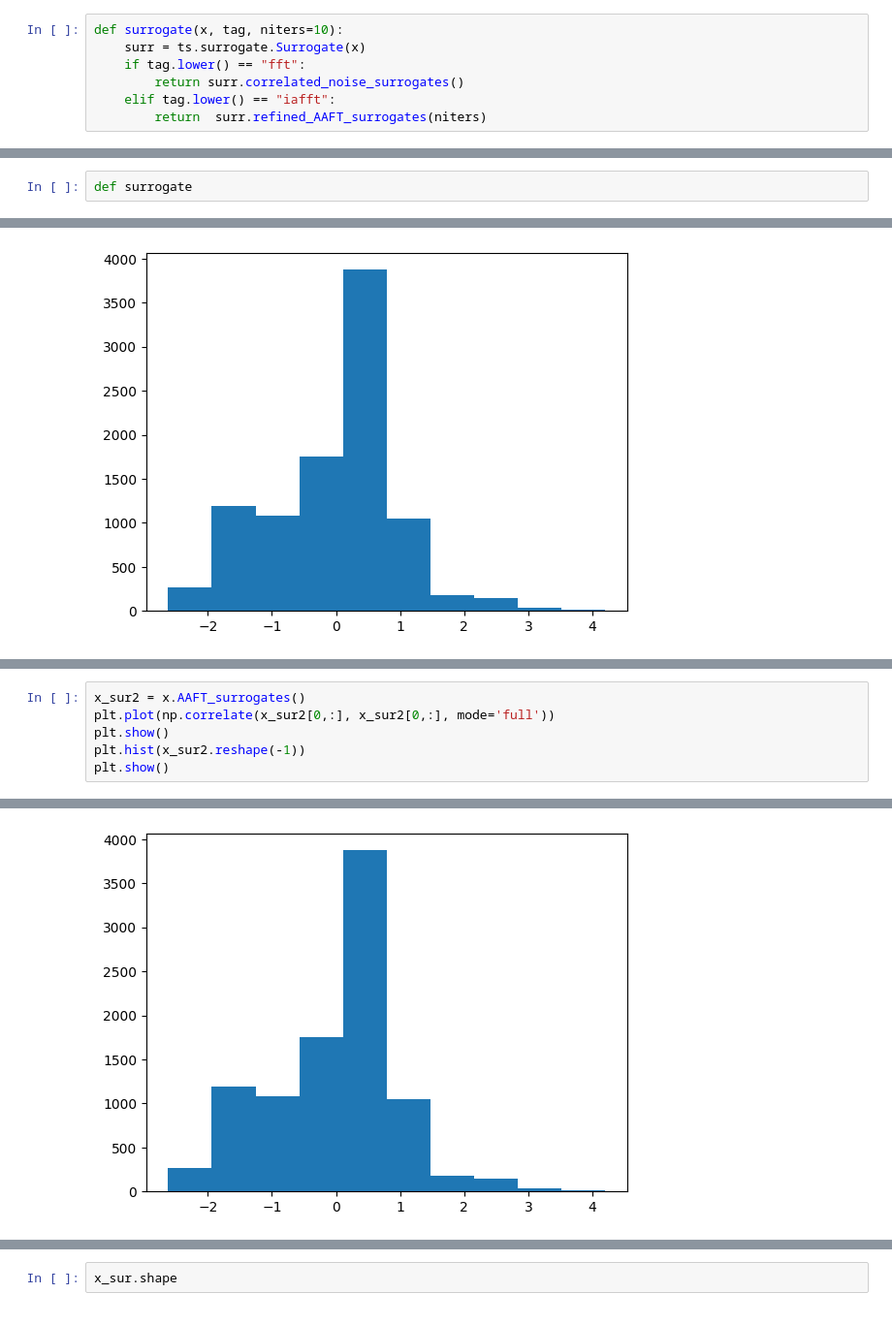
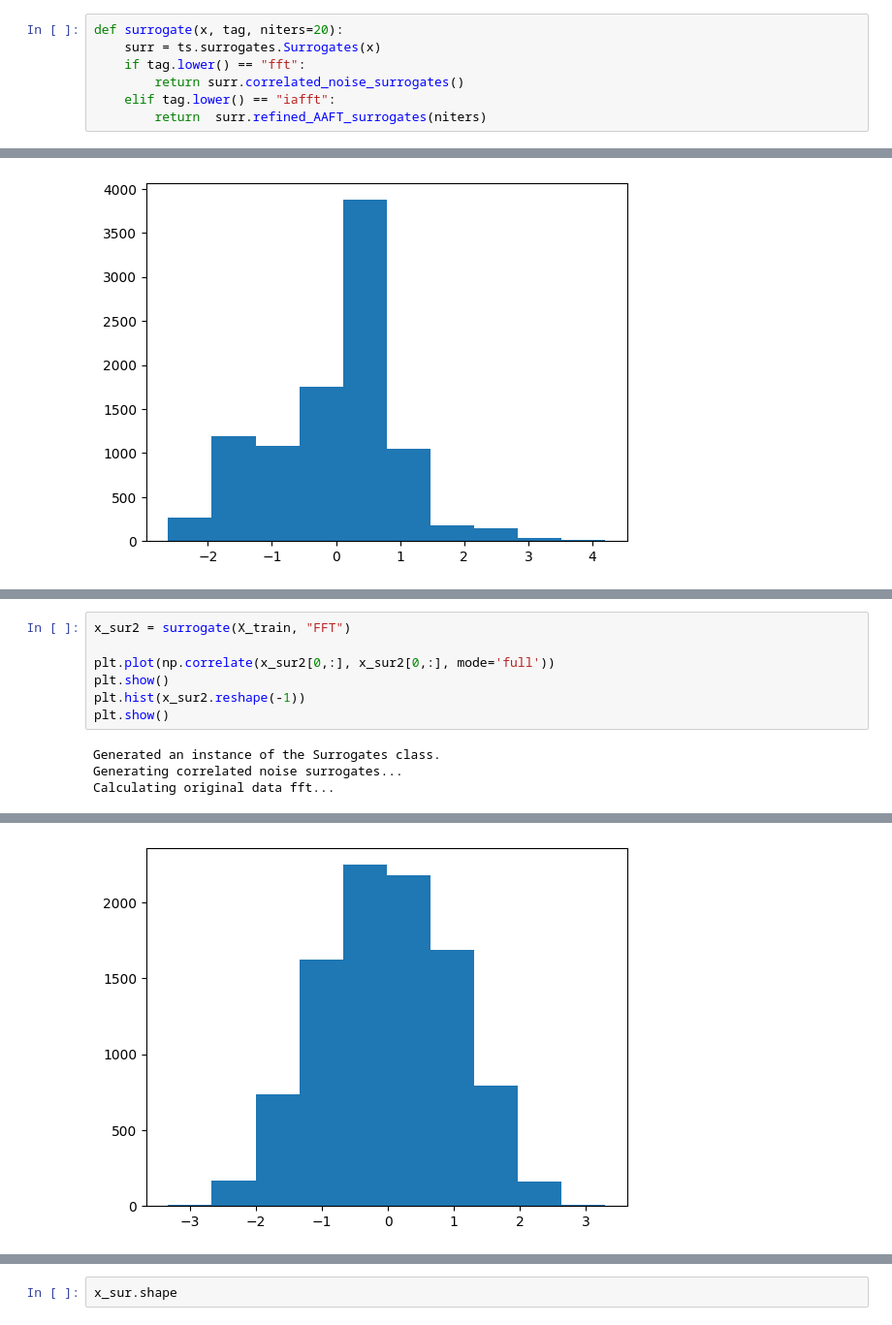
Before and after one commit to joshuabmoore/hackathon2025, a Jupyter notebook: pyunicorn_test.ipynb, the cells around one changed output, grey strips where cells are left out. Shown at 97% size. Cells and saved outputs as stored; diff of their text form.

```diff
--- a/pyunicorn_test.ipynb
+++ b/pyunicorn_test.ipynb
@@ -11,8 +11,8 @@ with open("ECG200_TRAIN.txt") as f:
 # %%
 ecg_train = np.genfromtxt("ECG200_TRAIN.txt")
 # %%
-def surrogate(x, tag, niters=10):
-    surr = ts.surrogate.Surrogate(x)
+def surrogate(x, tag, niters=20):
+    surr = ts.surrogates.Surrogates(x)
     if tag.lower() == "fft":
         return surr.correlated_noise_surrogates()
     elif tag.lower() == "iafft":
@@ -20,5 +20,3 @@ def surrogate(x, tag, niters=10):
 # %%
 X_train = ecg_train[:,1:]
 y_train = (ecg_train[:,0] + 1) / 2
-# %%
-def surrogate
@@ -83,7 +75,11 @@ Generating correlated noise surrogates...
 # %%
-x_sur2 = x.AAFT_surrogates()
+x_sur2 = surrogate(X_train, "FFT")
+
 plt.plot(np.correlate(x_sur2[0,:], x_sur2[0,:], mode='full'))
 plt.show()
 plt.hist(x_sur2.reshape(-1))
 plt.show()
 # %% [output]
+Generated an instance of the Surrogates class.
+Generating correlated noise surrogates...
+Calculating original data fft...
@@ -91,2 +87,2 @@ plt.show()
-[figure, old version]
+[figure, new version]
 # %%
```
Also changed, not shown: parts of 4 cells of this notebook.
